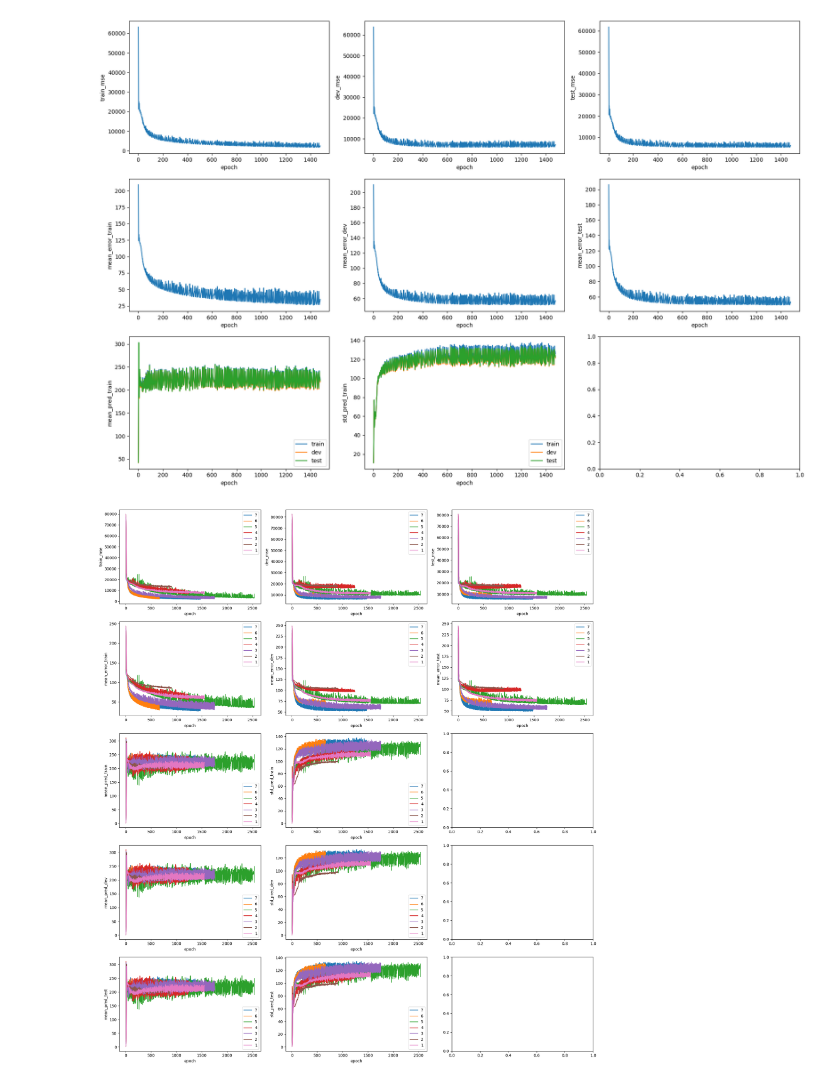
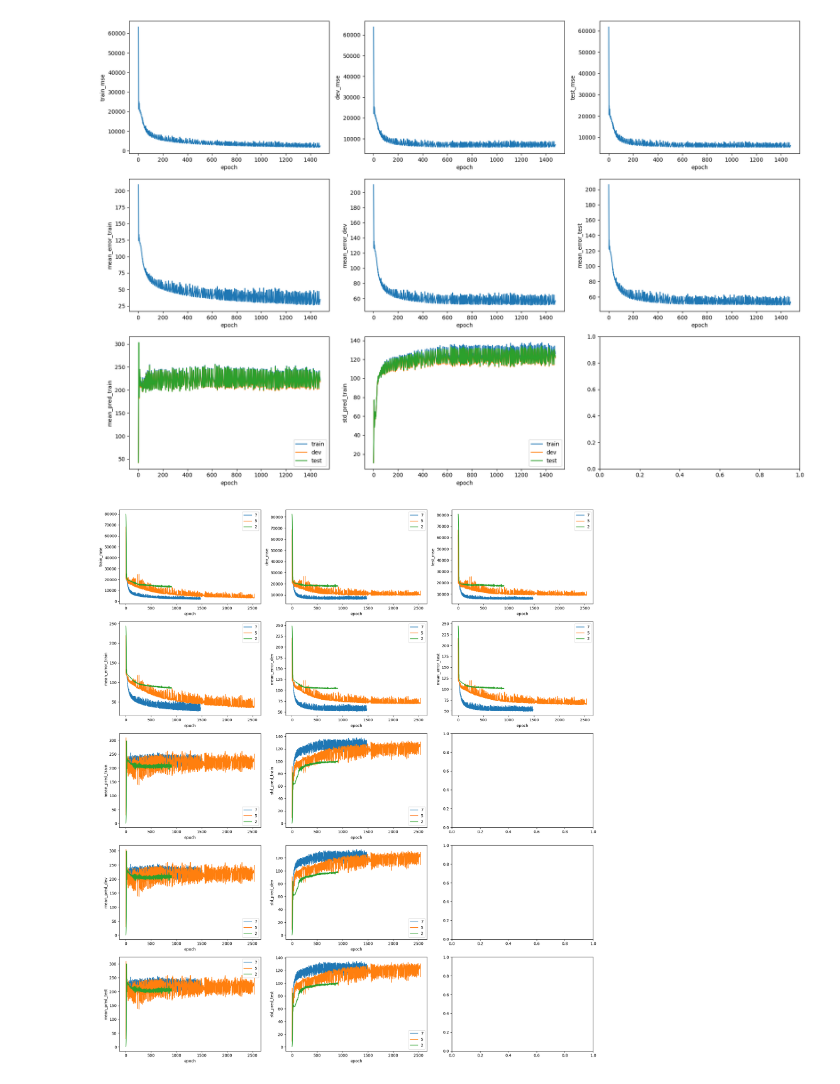
Before and after one commit to muraronicola/Approximating-volume-computations-via-GNNs, a Jupyter notebook: AnalyzeData.ipynb, the cells around one changed output. Drawn from its saved outputs; the diff is of its cells as text; code cells hidden in the pictures.

Commit message:
added selected plot

```diff
--- a/AnalyzeData.ipynb
+++ b/AnalyzeData.ipynb
@@ -50,6 +50,10 @@ print("Std squared: ", np.mean(np.std(y)**2))
 Mean:  251.6313172081867
 Std:  144.3172390842364
 Std squared:  20827.465496896653
+# %%
+selected_indexes = []
+
+#selected_indexes = [0, 2, 5]
 # %%
 """y_cut = y#[:1000]
 y_cut = y_cut.astype(float)
@@ -114,27 +118,32 @@ figure2.tight_layout()
 # %%
 figure2, ax2 = plt.subplots(5, 3, figsize=(18, 20))
 
 for i in range(vector_size):
+
+    if selected_indexes != []:
+        if i not in selected_indexes:
+            continue
+
     sns.lineplot(data=vector_data[i], x="epoch", y="train_mse", ax=ax2[0, 0], label=run_id - i)
     sns.lineplot(data=vector_data[i], x="epoch", y="dev_mse", ax=ax2[0, 1], label=run_id - i)
     sns.lineplot(data=vector_data[i], x="epoch", y="test_mse", ax=ax2[0, 2], label=run_id - i)
 
     sns.lineplot(data=vector_data[i], x="epoch", y="mean_error_train", ax=ax2[1, 0], label=run_id - i)
     sns.lineplot(data=vector_data[i], x="epoch", y="mean_error_dev", ax=ax2[1, 1], label=run_id - i)
     sns.lineplot(data=vector_data[i], x="epoch", y="mean_error_test", ax=ax2[1, 2], label=run_id - i)
 
     sns.lineplot(data=vector_data[i], x="epoch", y="mean_pred_train", ax=ax2[2, 0], label=run_id - i)
     sns.lineplot(data=vector_data[i], x="epoch", y="std_pred_train", ax=ax2[2, 1], label=run_id - i)
 
     sns.lineplot(data=vector_data[i], x="epoch", y="mean_pred_dev", ax=ax2[3, 0], label=run_id - i)
     sns.lineplot(data=vector_data[i], x="epoch", y="std_pred_dev", ax=ax2[3, 1], label=run_id - i)
 
     sns.lineplot(data=vector_data[i], x="epoch", y="mean_pred_test", ax=ax2[4, 0], label=run_id - i)
     sns.lineplot(data=vector_data[i], x="epoch", y="std_pred_test", ax=ax2[4, 1], label=run_id - i)
 
 figure2.tight_layout()
 # %% [output]
-[figure, old version]
+[figure, new version]
 # %%
 #All_detail runs
 
```
Also changed, not shown: parts of 1 cell of this notebook.
